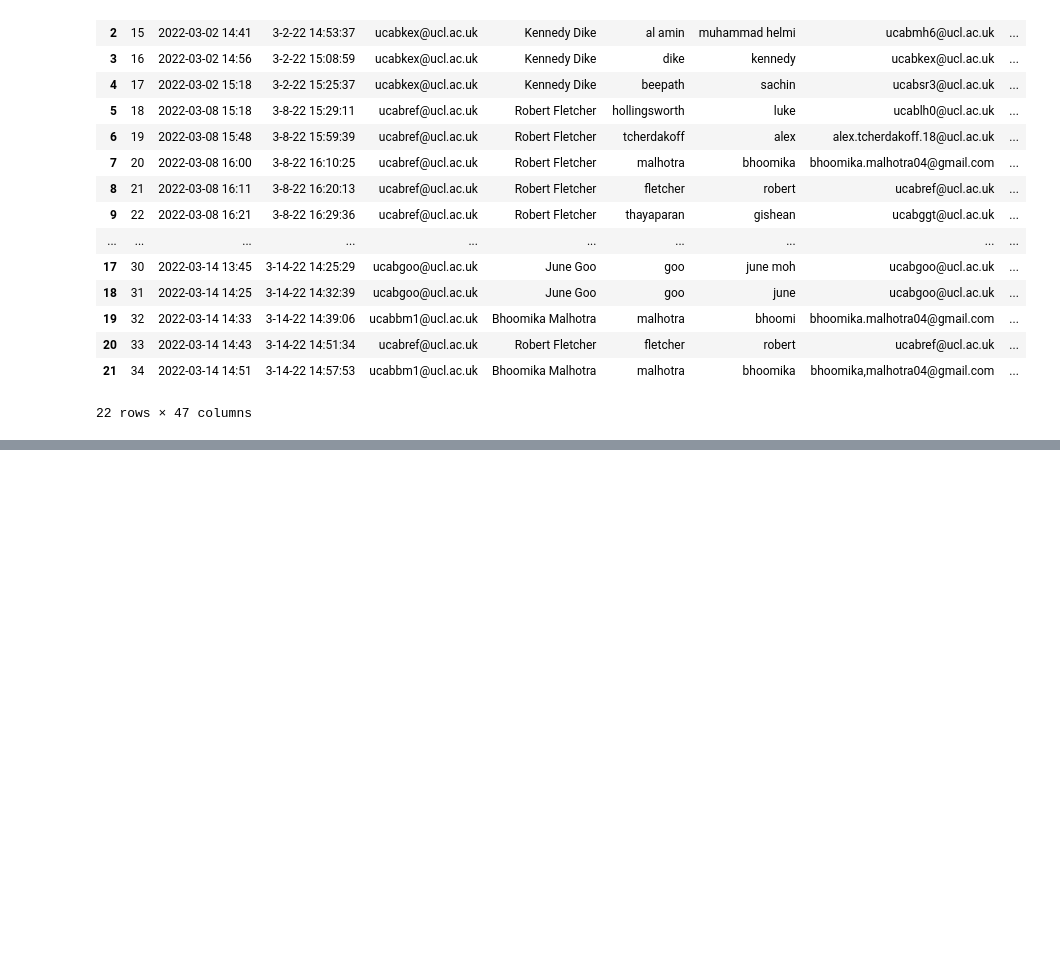
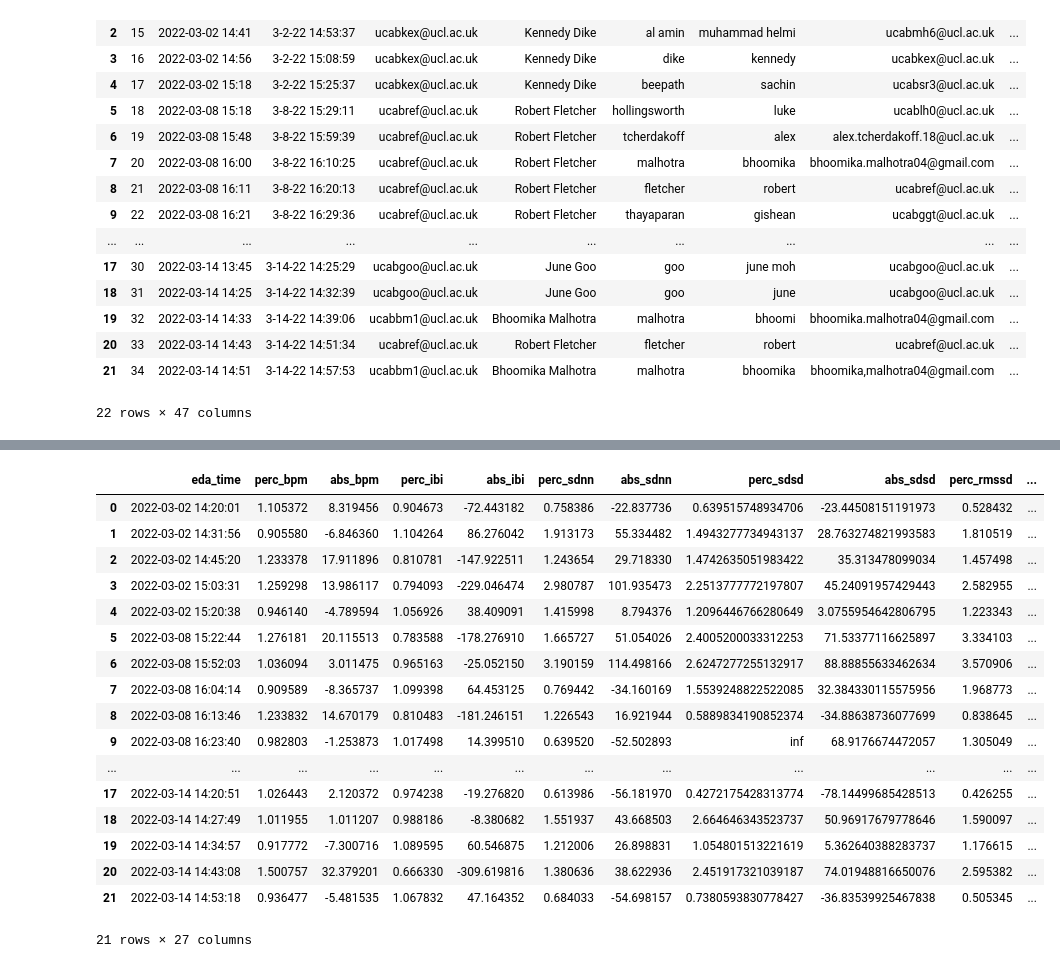
Before and after one commit to robfletch7/HRI, a Jupyter notebook: feature_setup.ipynb, the cells around one changed output, grey strips where cells are left out. Cells and saved outputs as stored; diff of their text form; code cells hidden in the pictures; blank space fills up the shorter version.

```diff
--- a/feature_setup.ipynb
+++ b/feature_setup.ipynb
@@ -99,0 +102,5 @@ eda_data
+# %%
+eda_data['Participant Tags'] = pd.to_datetime(eda_data['Participant Tags'],unit='s')
+eda_data = eda_data.sort_values(by=['Participant Tags'])
+eda_data['row_num'] = np.arange(len(eda_data))
+df['row_num'] = np.arange(len(df))
@@ -176,0 +167,8 @@ eda_feat
+# %%
+dat2.sort_values(by=['Participant Tags'])
+df.sort_values(by=['Start time'])
+
+df['row_num'] = np.arange(len(df))
+dat2['row_num'] = np.arange(len(dat2))
+x = df.merge(eda_data,on='row_num')
+x
@@ -197,6 +240,6 @@ labels
 | 20 | 2022-03-14 14:43 | 3 | Male | 1.0 | 0.0 | 0.0 | ... |
 | 21 | 2022-03-14 14:51 | 7 | Female | 0.0 | 1.0 | 0.0 | ... |
 # %%
-HR_df = pd.read_csv("Heart_rate_data_rob.csv")
-HR_df.columns
+HR_df = pd.read_csv("Heart_rate_data_rob_2.csv")
+HR_df
 # %% [output]
@@ -217,5 +271,27 @@ HR_feat = HR_df[["id",'perc_bpm', 'abs_bpm', 'perc_ibi', 'abs_ibi', 'perc_sdnn',
 # %%
 HR_feat = HR_feat.sort_values(by=['id'])
 HR_feat = HR_feat.reset_index(drop=True)
 HR_feat = HR_feat.rename(columns={"id": "eda_time"})
+HR_feat['eda_time'] = pd.to_datetime(HR_feat['eda_time'],unit='s')
+
+HR_feat.drop(df.index[[12]])
+# %% [output]
+|  | eda_time | perc_bpm | abs_bpm | perc_ibi | abs_ibi | perc_sdnn | abs_sdnn | perc_sdsd | abs_sdsd | perc_rmssd | ... |
+| 0 | 2022-03-02 14:20:01 | 1.105372 | 8.319456 | 0.904673 | -72.443182 | 0.758386 | -22.837736 | 0.639515748934706 | -23.44508151191973 | 0.528432 | ... |
+| 1 | 2022-03-02 14:31:56 | 0.905580 | -6.846360 | 1.104264 | 86.276042 | 1.913173 | 55.334482 | 1.4943277734943137 | 28.763274821993583 | 1.810519 | ... |
+| 2 | 2022-03-02 14:45:20 | 1.233378 | 17.911896 | 0.810781 | -147.922511 | 1.243654 | 29.718330 | 1.4742635051983422 | 35.313478099034 | 1.457498 | ... |
+| 3 | 2022-03-02 15:03:31 | 1.259298 | 13.986117 | 0.794093 | -229.046474 | 2.980787 | 101.935473 | 2.2513777772197807 | 45.24091957429443 | 2.582955 | ... |
+| 4 | 2022-03-02 15:20:38 | 0.946140 | -4.789594 | 1.056926 | 38.409091 | 1.415998 | 8.794376 | 1.2096446766280649 | 3.0755954642806795 | 1.223343 | ... |
+| 5 | 2022-03-08 15:22:44 | 1.276181 | 20.115513 | 0.783588 | -178.276910 | 1.665727 | 51.054026 | 2.4005200033312253 | 71.53377116625897 | 3.334103 | ... |
+| 6 | 2022-03-08 15:52:03 | 1.036094 | 3.011475 | 0.965163 | -25.052150 | 3.190159 | 114.498166 | 2.6247277255132917 | 88.88855633462634 | 3.570906 | ... |
+| 7 | 2022-03-08 16:04:14 | 0.909589 | -8.365737 | 1.099398 | 64.453125 | 0.769442 | -34.160169 | 1.5539248822522085 | 32.384330115575956 | 1.968773 | ... |
+| 8 | 2022-03-08 16:13:46 | 1.233832 | 14.670179 | 0.810483 | -181.246151 | 1.226543 | 16.921944 | 0.5889834190852374 | -34.88638736077699 | 0.838645 | ... |
+| 9 | 2022-03-08 16:23:40 | 0.982803 | -1.253873 | 1.017498 | 14.399510 | 0.639520 | -52.502893 | inf | 68.9176674472057 | 1.305049 | ... |
+| ... | ... | ... | ... | ... | ... | ... | ... | ... | ... | ... | ... |
+| 17 | 2022-03-14 14:20:51 | 1.026443 | 2.120372 | 0.974238 | -19.276820 | 0.613986 | -56.181970 | 0.4272175428313774 | -78.14499685428513 | 0.426255 | ... |
+| 18 | 2022-03-14 14:27:49 | 1.011955 | 1.011207 | 0.988186 | -8.380682 | 1.551937 | 43.668503 | 2.664646343523737 | 50.96917679778646 | 1.590097 | ... |
+| 19 | 2022-03-14 14:34:57 | 0.917772 | -7.300716 | 1.089595 | 60.546875 | 1.212006 | 26.898831 | 1.054801513221619 | 5.362640388283737 | 1.176615 | ... |
+| 20 | 2022-03-14 14:43:08 | 1.500757 | 32.379201 | 0.666330 | -309.619816 | 1.380636 | 38.622936 | 2.451917321039187 | 74.01948816650076 | 2.595382 | ... |
+| 21 | 2022-03-14 14:53:18 | 0.936477 | -5.481535 | 1.067832 | 47.164352 | 0.684033 | -54.698157 | 0.7380593830778427 | -36.83539925467838 | 0.505345 | ... |
+21 rows × 27 columns
 # %%
```
Also changed, not shown: parts of 18 cells of this notebook, 1 other file.
